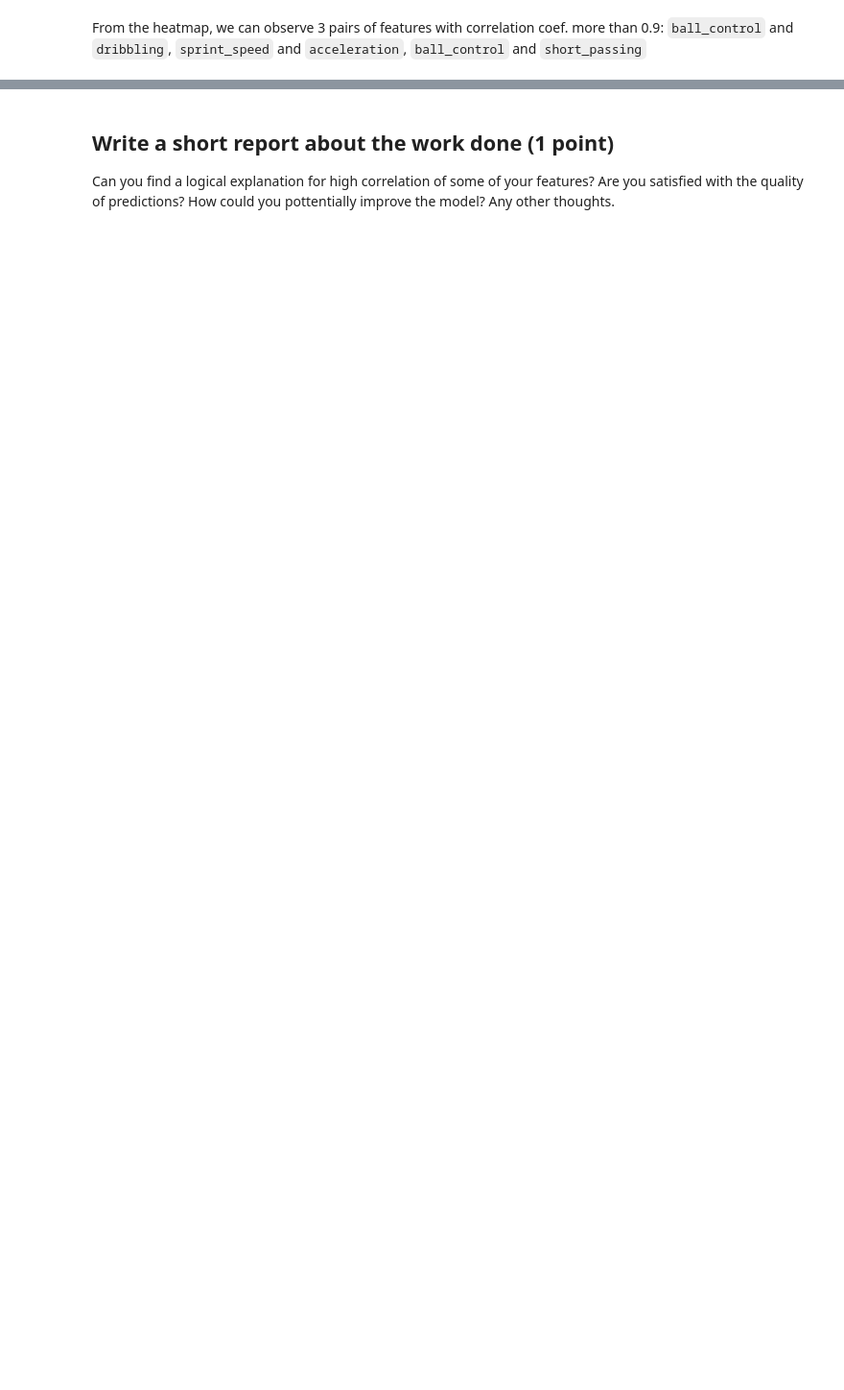
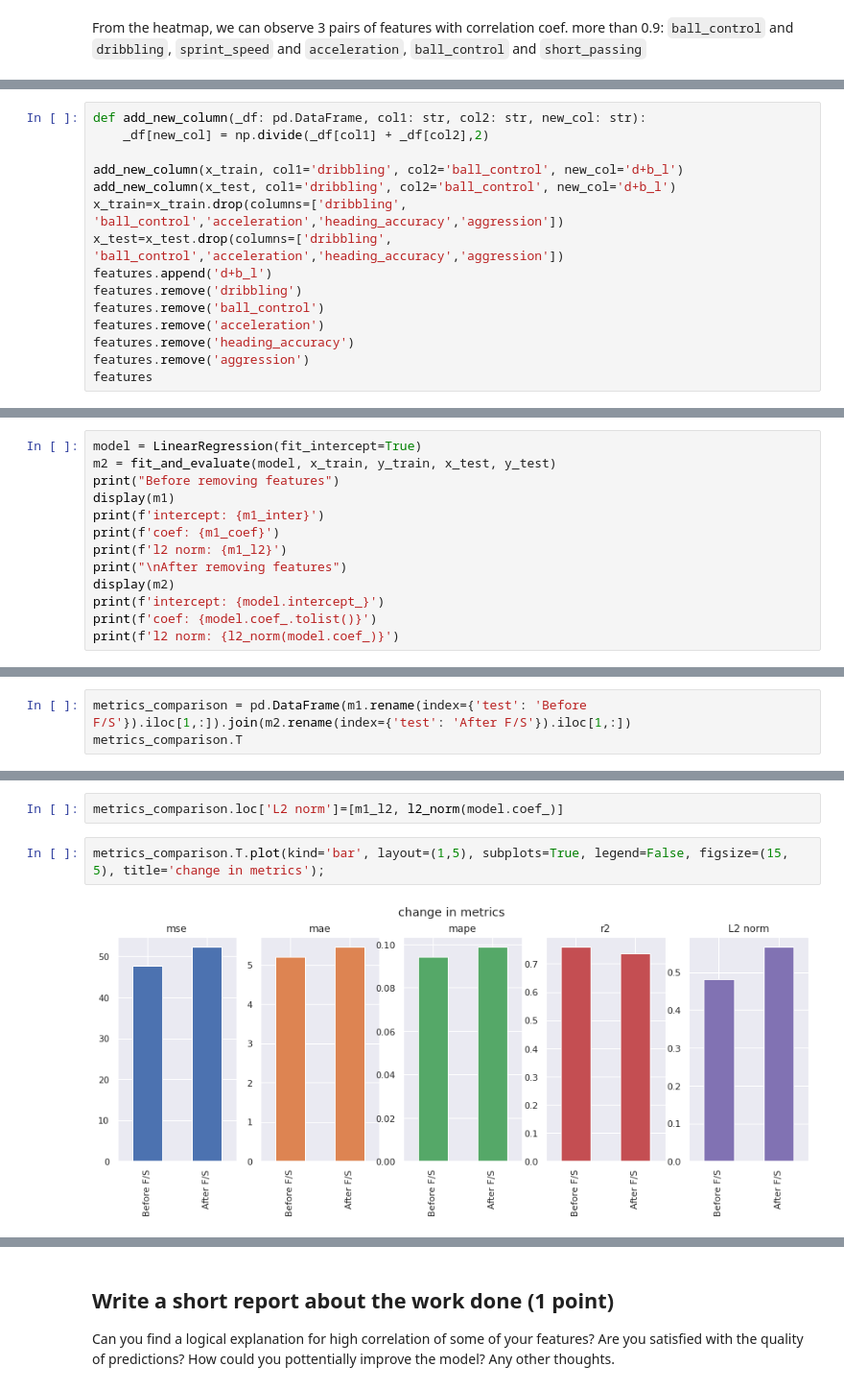
Before and after one commit to TemirlanKalim/ml-intro, a Jupyter notebook: 3_linear_regression/linear_regression.ipynb, the cells around one changed output, grey strips where cells are left out. Shown at 96% size. Drawn from its saved outputs; the diff is of its cells as text; blank space fills up the shorter version.

```diff
--- a/3_linear_regression/linear_regression.ipynb
+++ b/3_linear_regression/linear_regression.ipynb
@@ -1792,0 +1784,15 @@ remove redundant features, combine features into new ones, etc (up to 3 points)
+# %%
+def add_new_column(_df: pd.DataFrame, col1: str, col2: str, new_col: str):
+    _df[new_col] = np.divide(_df[col1] + _df[col2],2)
+
+add_new_column(x_train, col1='dribbling', col2='ball_control', new_col='d+b_l')
+add_new_column(x_test, col1='dribbling', col2='ball_control', new_col='d+b_l')
+x_train=x_train.drop(columns=['dribbling', 'ball_control','acceleration','heading_accuracy','aggression'])
+x_test=x_test.drop(columns=['dribbling', 'ball_control','acceleration','heading_accuracy','aggression'])
+features.append('d+b_l')
+features.remove('dribbling')
+features.remove('ball_control')
+features.remove('acceleration')
+features.remove('heading_accuracy')
+features.remove('aggression')
+features
@@ -1792,0 +1808,13 @@ remove redundant features, combine features into new ones, etc (up to 3 points)
+# %%
+model = LinearRegression(fit_intercept=True)
+m2 = fit_and_evaluate(model, x_train, y_train, x_test, y_test)
+print("Before removing features")
+display(m1)
+print(f'intercept: {m1_inter}')
+print(f'coef: {m1_coef}')
+print(f'l2 norm: {m1_l2}')
+print("\nAfter removing features")
+display(m2)
+print(f'intercept: {model.intercept_}')
+print(f'coef: {model.coef_.tolist()}')
+print(f'l2 norm: {l2_norm(model.coef_)}')
@@ -1792,0 +1837,3 @@ remove redundant features, combine features into new ones, etc (up to 3 points)
+# %%
+metrics_comparison = pd.DataFrame(m1.rename(index={'test': 'Before F/S'}).iloc[1,:]).join(m2.rename(index={'test': 'After F/S'}).iloc[1,:])
+metrics_comparison.T
@@ -1792,0 +1844,6 @@ remove redundant features, combine features into new ones, etc (up to 3 points)
+# %%
+metrics_comparison.loc['L2 norm']=[m1_l2, l2_norm(model.coef_)]
+# %%
+metrics_comparison.T.plot(kind='bar', layout=(1,5), subplots=True, legend=False, figsize=(15, 5), title='change in metrics');
+# %% [output]
+[figure, added]
```
Also changed, not shown: parts of 35 cells of this notebook.
